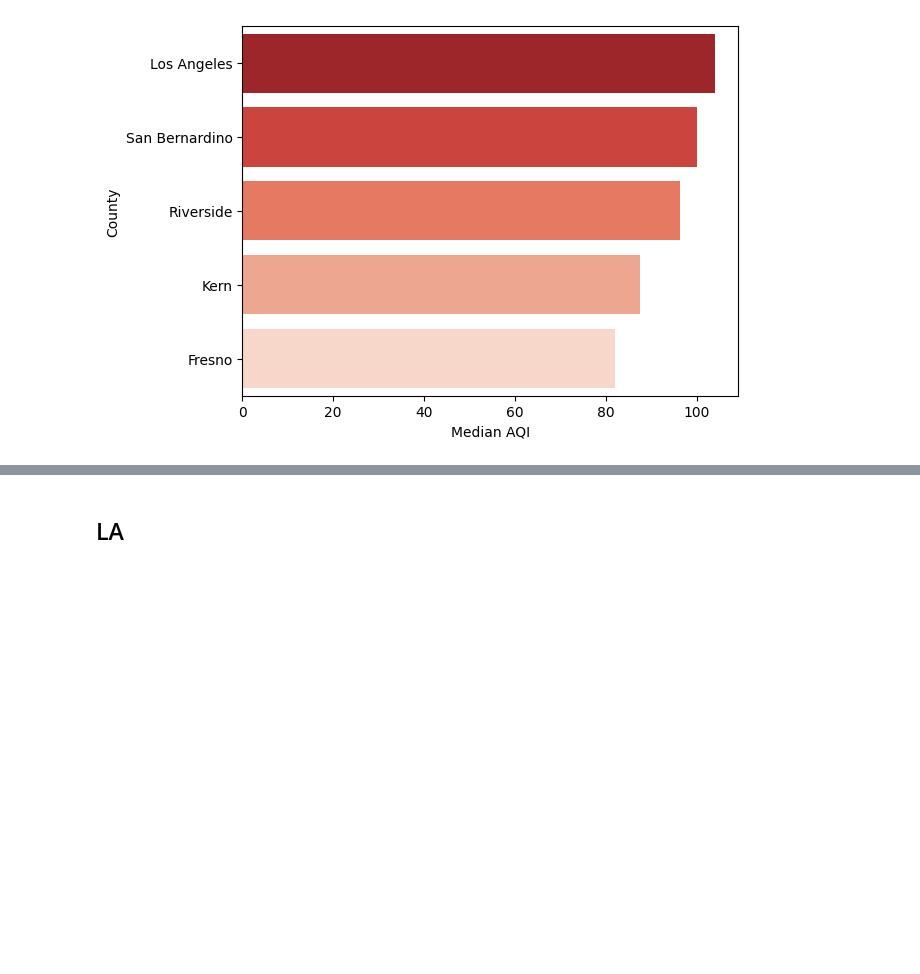
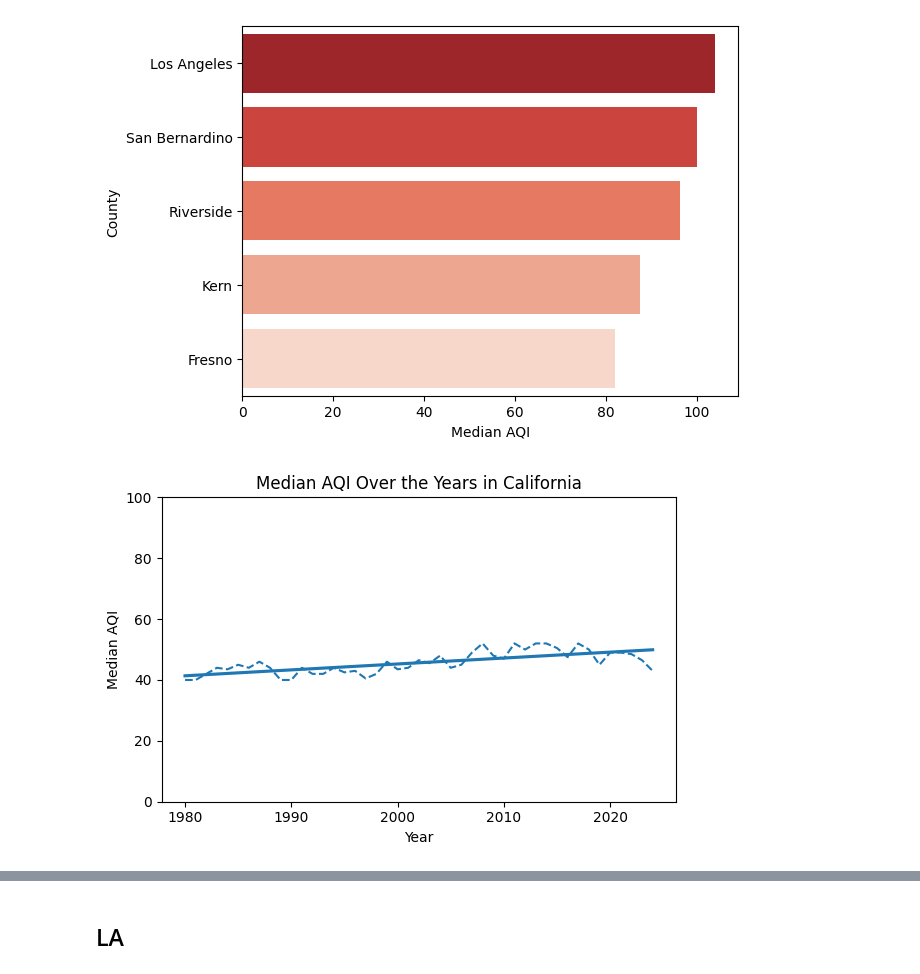
Before and after one commit to ivanrff/AQI-by-EPA, a Jupyter notebook: US_EPA_AQI.ipynb, the cells around one changed output, grey strips where cells are left out. Saved outputs shown, nothing was run; the diff lists cells and outputs as text; code cells hidden in the pictures; blank space fills up the shorter version.

```diff
--- a/US_EPA_AQI.ipynb
+++ b/US_EPA_AQI.ipynb
@@ -511,4 +512,17 @@ sns.barplot(data=worst_ca_counties.head(5), x="Median AQI", y="County", hue="Cou
 # %% [output]
 <Axes: xlabel='Median AQI', ylabel='County'>
 [figure]
+# %%
+ca_aqi_byyear = ca_aqi.groupby('Year').median(numeric_only=True).reset_index()
+
+plt.figure(figsize=(6, 4))
+plt.plot(ca_aqi_byyear['Year'], ca_aqi_byyear['Median AQI'], label='Median AQI', linestyle='--', color=(0.12156862745098039, 0.4666666666666667, 0.7058823529411765))
+sns.regplot(data=ca_aqi_byyear, x='Year', y='Median AQI', scatter=None, ci=None, color=(0.12156862745098039, 0.4666666666666667, 0.7058823529411765))
+
+plt.title('Median AQI Over the Years in California')
+plt.ylim(0, 100)
+plt.tight_layout()
+plt.show()
+# %% [output]
+[figure, added]
 # %%
```
Also changed, not shown: parts of 8 cells of this notebook.
